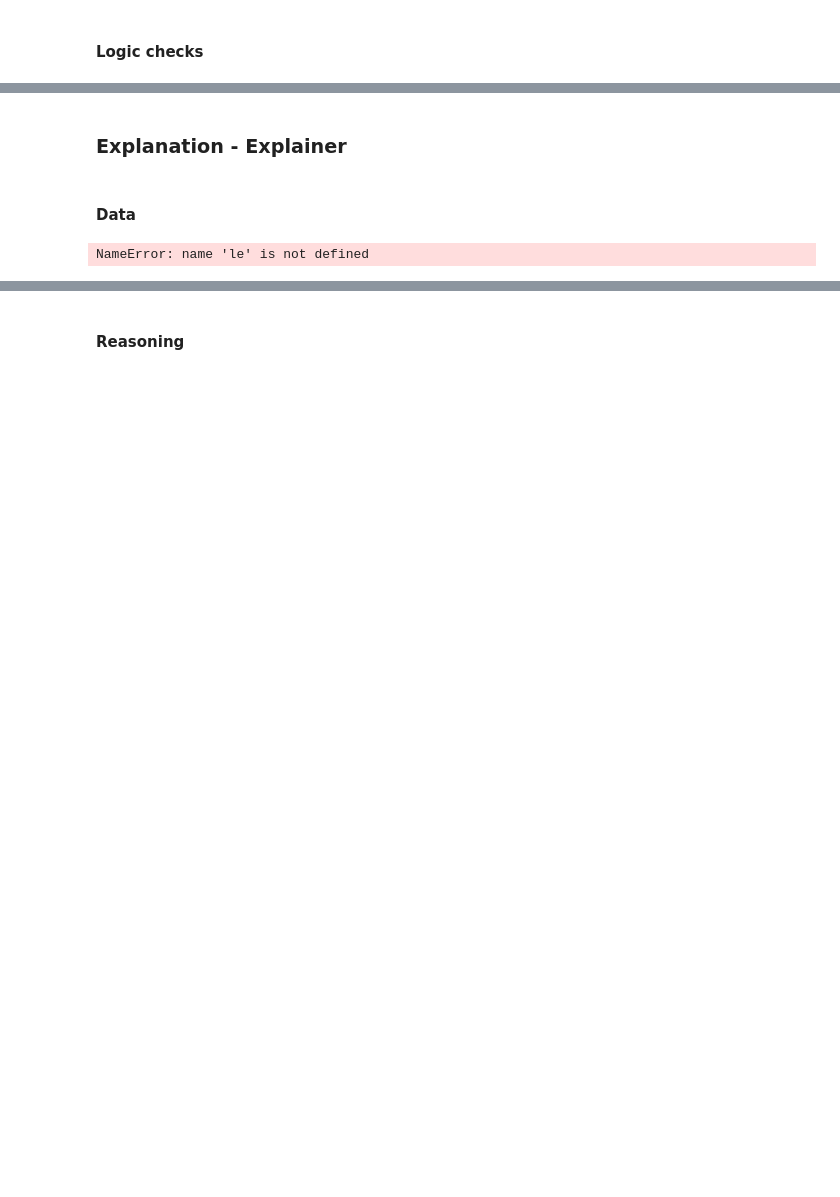
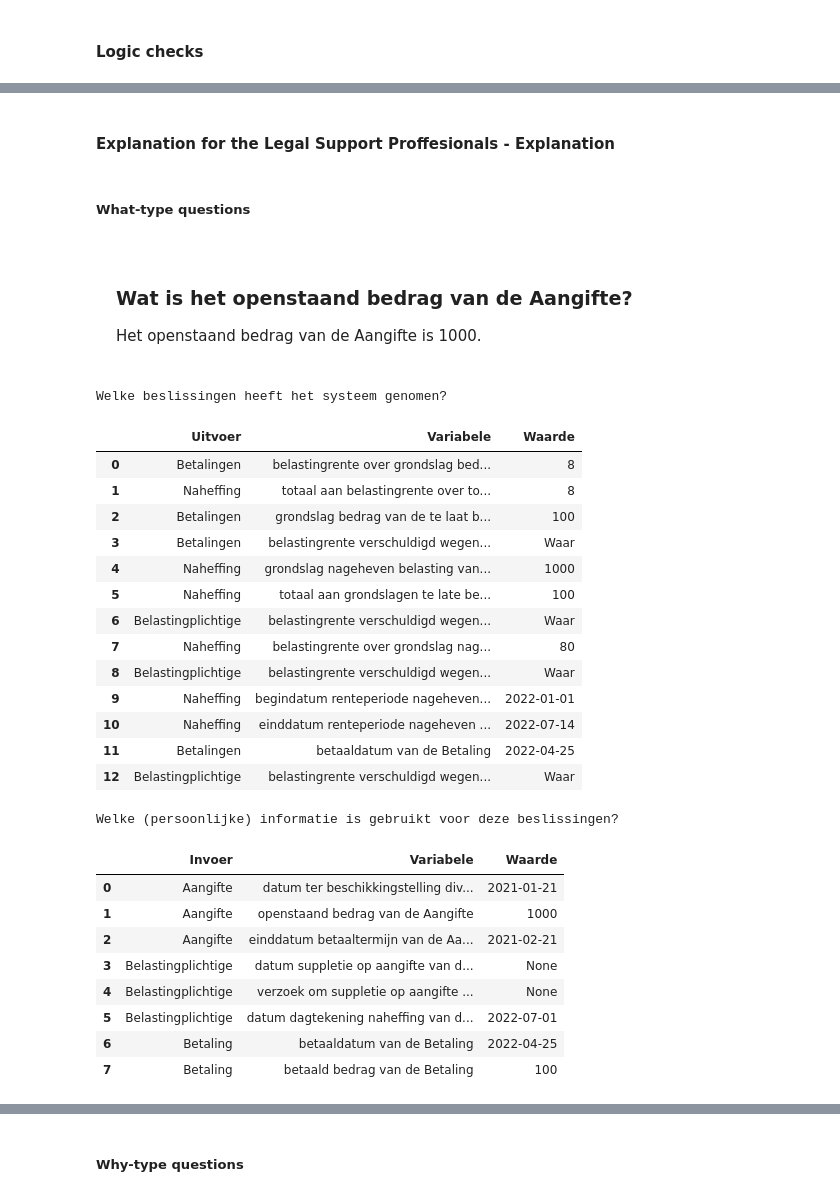
Before and after one commit to sjzuurmond/mps_explaineo, a Jupyter notebook: notebooks/mps_to_graphmodel.ipynb, the cells around one changed output, grey strips where cells are left out. Saved outputs shown, nothing was run; the diff lists cells and outputs as text; code cells hidden in the pictures; blank space fills up the shorter version.

Commit message:
added context to example of explanations

```diff
--- a/notebooks/mps_to_graphmodel.ipynb
+++ b/notebooks/mps_to_graphmodel.ipynb
@@ -6,0 +24,4 @@ The autoreload extension is already loaded. To reload it, use:
+# %%
+# NOTE: make sure you have your Neo4j database {decision_name} running
+# and the mps models (in xml) saved in the directory \data\{decision_name}
+decision_name = 'belastingrente'
@@ -7,11 +30,10 @@ The autoreload extension is already loaded. To reload it, use:
 # %%
-# from mps_explaineo.explanation_method import ExplanationMethod
+# Create the explanation method, containing a global (ge) and local (le) explanation
+explanation_method = ExplanationMethod.from_decision_name(decision_name)
+ge = explanation_method.global_explanation
+le = explanation_method.local_explanation
 
-# # name of both the directory in \data\{alef_service} and the database name in the neo4j GDBMS
-# decision_name = 'belastingrente'
-# explanation_method = ExplanationMethod.from_decision_name(decision_name)
-# ge = explanation_method.global_explanation
-# le = explanation_method.local_explanation
-
-# # explanation_method.delete_all_graph()
+# In case you want to re-make the explanation method or changed datafiles, delete
+# any contents of the Neo4j graph database:
+# explanation_method.delete_all_graph()
 # %%
@@ -171,35 +194,78 @@ NameError: name 'ge' is not defined
 # %% [markdown]
-### Explanation - Explainer
+#### Explanation for the Legal Support Proffesionals - Explanation
 # %% [markdown]
-#### Data
+##### What-type questions
 # %%
-rule_amount = 6
+# What? (only certain variable value)
+what_variabele = "openstaand bedrag"
+what_object = "Aangifte"
+
+display(HTML(f"""
+       <div style="display: flex; align-items: flex-start; width:100%; padding:10px;">
+              <div style="flex-direction: column; justify-content: flex-start; width:50%; padding:10px;">
+                     <div style="flex: 1;">
+                            <h3>  Wat is het {what_variabele} van de {what_object}? </h3>
+                     </div>
+                     <div style="flex: 1;">
+                            {le.what(what_variabele, what_object)}
+                     </div>
+              </div>
+    """))
+
+# What? (Describes what decision(s) it made and what input it used.)
+rule_amount = 6 # indicate how many used rules will be shown
 display(HTML(f"""
        <div style="display: flex; align-items: flex-start; width:100%; padding:10px;">
               <div style="flex-direction: column; justify-content: flex-start; width:50%; padding:10px;">
                      <div style="flex: 1;">
                             <h3> Welke beslissingen heeft het systeem genomen? </h3>
                      </div>
                      <div style="flex: 1;">
                             {le.what_decisions()}
                      </div>
                      <br>
                      <div style="flex: 1;">
                             <h3> Welke (persoonlijke) informatie is gebruikt voor deze beslissingen? </h3>
                      </div>
                      <div style="flex: 1;">
                             {le.what_personal_data()}
                      </div>
               </div>
               <div style="flex: 1; display: flex; flex-direction: column; justify-content: flex-start; width:50%; padding:10px; overflow: hidden;">
                      <div style="flex: 1;">
                             <h3> Welke regels zijn gebruikt voor deze beslissingen? </h3>
                      </div>
                      <div style="flex: 1;">
                             {"<br>".join([html.data for html in le.what_rules()[:rule_amount]])}
                      </div>
               </div>
        </div>
     """))
 # %% [output]
+Wat is het openstaand bedrag van de Aangifte?
+Het openstaand bedrag van de Aangifte is 1000.
-NameError: name 'le' is not defined
+Welke beslissingen heeft het systeem genomen?
+|  | Uitvoer | Variabele | Waarde |
+| 0 | Betalingen | belastingrente over grondslag bed... | 8 |
+| 1 | Naheffing | totaal aan belastingrente over to... | 8 |
+| 2 | Betalingen | grondslag bedrag van de te laat b... | 100 |
+| 3 | Betalingen | belastingrente verschuldigd wegen... | Waar |
+| 4 | Naheffing | grondslag nageheven belasting van... | 1000 |
+| 5 | Naheffing | totaal aan grondslagen te late be... | 100 |
+| 6 | Belastingplichtige | belastingrente verschuldigd wegen... | Waar |
+| 7 | Naheffing | belastingrente over grondslag nag... | 80 |
+| 8 | Belastingplichtige | belastingrente verschuldigd wegen... | Waar |
+| 9 | Naheffing | begindatum renteperiode nageheven... | 2022-01-01 |
+| 10 | Naheffing | einddatum renteperiode nageheven ... | 2022-07-14 |
+| 11 | Betalingen | betaaldatum van de Betaling | 2022-04-25 |
+| 12 | Belastingplichtige | belastingrente verschuldigd wegen... | Waar |
+Welke (persoonlijke) informatie is gebruikt voor deze beslissingen?
+|  | Invoer | Variabele | Waarde |
+| 0 | Aangifte | datum ter beschikkingstelling div... | 2021-01-21 |
+| 1 | Aangifte | openstaand bedrag van de Aangifte | 1000 |
+| 2 | Aangifte | einddatum betaaltermijn van de Aa... | 2021-02-21 |
+| 3 | Belastingplichtige | datum suppletie op aangifte van d... | None |
+| 4 | Belastingplichtige | verzoek om suppletie op aangifte ... | None |
+| 5 | Belastingplichtige | datum dagtekening naheffing van d... | 2022-07-01 |
+| 6 | Betaling | betaaldatum van de Betaling | 2022-04-25 |
+| 7 | Betaling | betaald bedrag van de Betaling | 100 |
@@ -206,5 +289,5 @@ NameError: name 'le' is not defined
-# %% [markdown]
-#### Reasoning
+# %% [markdown]
+##### Why-type questions
 # %%
 display(HTML(f"""
        <div style="display: flex; align-items: flex-start; width:100%; padding:10px;">
```
Also changed, not shown: parts of 22 cells of this notebook, 1 other file.
